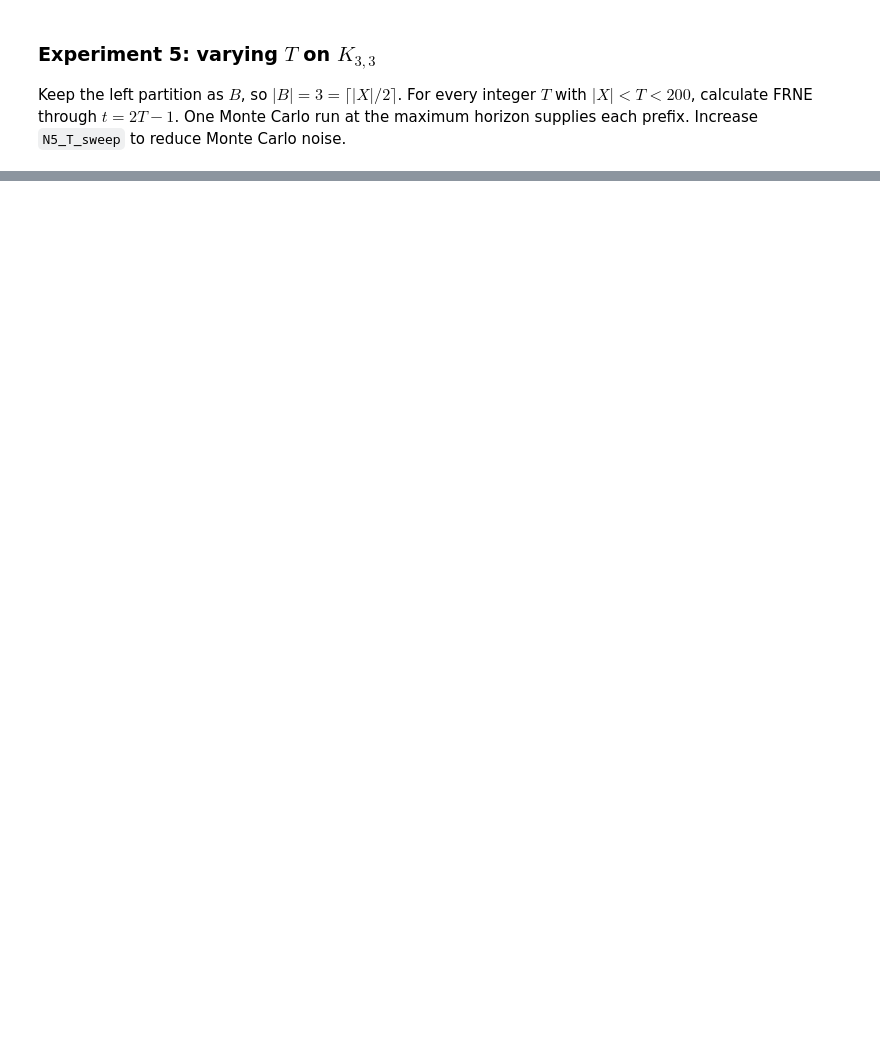
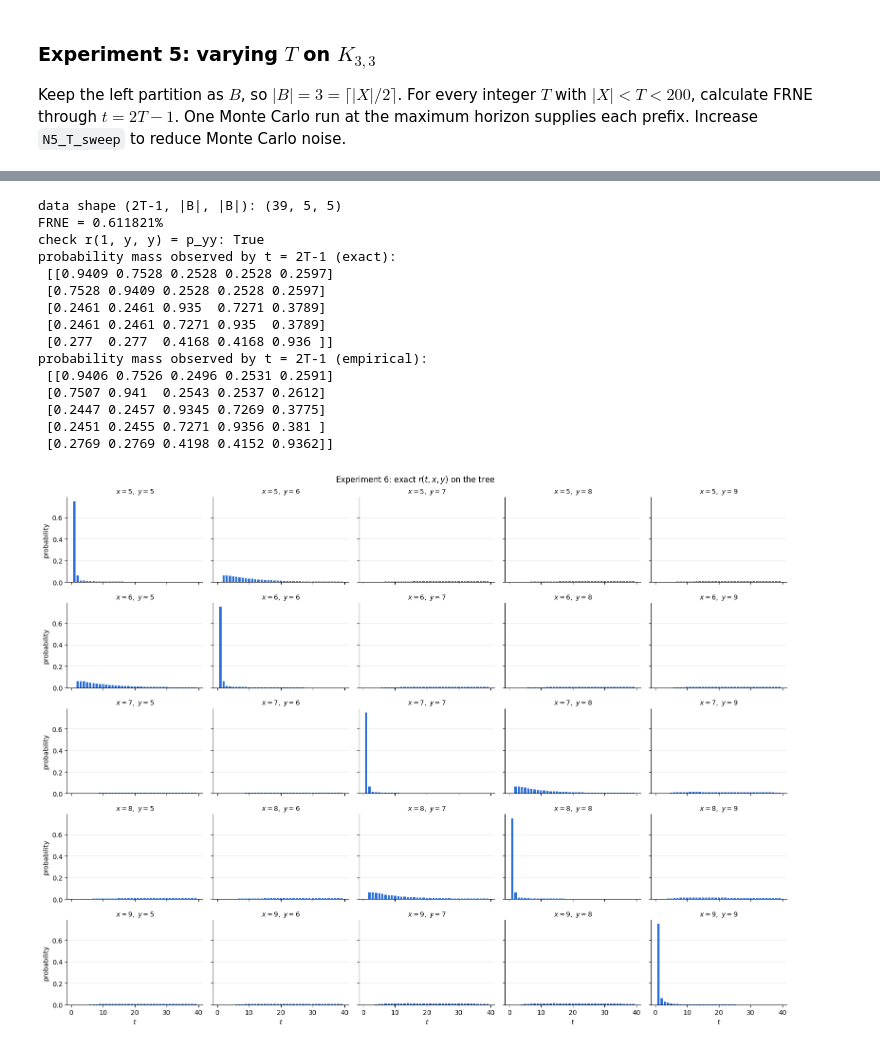
Before and after one commit to uw-math-ai/ai-inverse-lab, a Jupyter notebook: Data Simulation (Varying B, T) - Annie/New Graphs Experiment (Annie).ipynb, the cells around one changed output, grey strips where cells are left out. Drawn from its saved outputs; the diff is of its cells as text; code cells hidden in the pictures; blank space fills up the shorter version.

```diff
--- a/Data Simulation (Varying B, T) - Annie/New Graphs Experiment (Annie).ipynb
+++ b/Data Simulation (Varying B, T) - Annie/New Graphs Experiment (Annie).ipynb
@@ -248,0 +287,28 @@ plt.show()
+# %%
+N6 = 10**5
+seed6 = 0
+r6 = exact_first_passage_literal(P6, B6, t_max6)
+r6_emp = empirical_first_passage(P6, B6, t_max6, n_walks=N6, seed=seed6)
+summarize(P6, B6, r6_emp, r6)
+
+plot_exact_distribution(r6, B6, title="Experiment 6: exact $r(t, x, y)$ on the tree")
+plot_empirical_distribution(r6_emp, B6, r=r6,
+                            title="Experiment 6: empirical vs. exact first-passage data on the tree")
+plt.show()
+# %% [output]
+data shape (2T-1, |B|, |B|): (39, 5, 5)
+FRNE = 0.611821%
+check r(1, y, y) = p_yy: True
+probability mass observed by t = 2T-1 (exact):
+ [[0.9409 0.7528 0.2528 0.2528 0.2597]
+ [0.7528 0.9409 0.2528 0.2528 0.2597]
+ [0.2461 0.2461 0.935  0.7271 0.3789]
+ [0.2461 0.2461 0.7271 0.935  0.3789]
+ [0.277  0.277  0.4168 0.4168 0.936 ]]
+probability mass observed by t = 2T-1 (empirical):
+ [[0.9406 0.7526 0.2496 0.2531 0.2591]
+ [0.7507 0.941  0.2543 0.2537 0.2612]
+ [0.2447 0.2457 0.9345 0.7269 0.3775]
+ [0.2451 0.2455 0.7271 0.9356 0.381 ]
+ [0.2769 0.2769 0.4198 0.4152 0.9362]]
+[figure, added]
```
Also changed, not shown: parts of 6 cells of this notebook, 1 other file.
